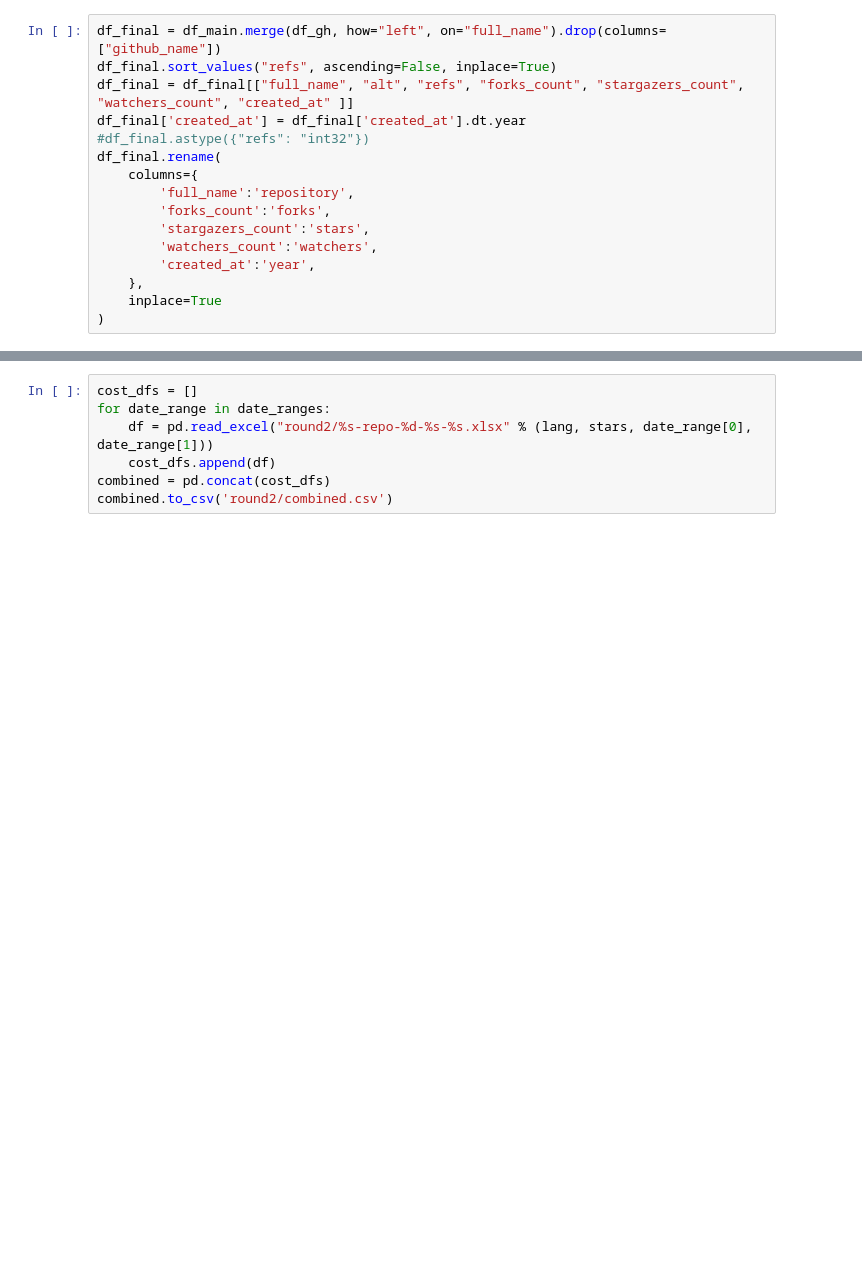
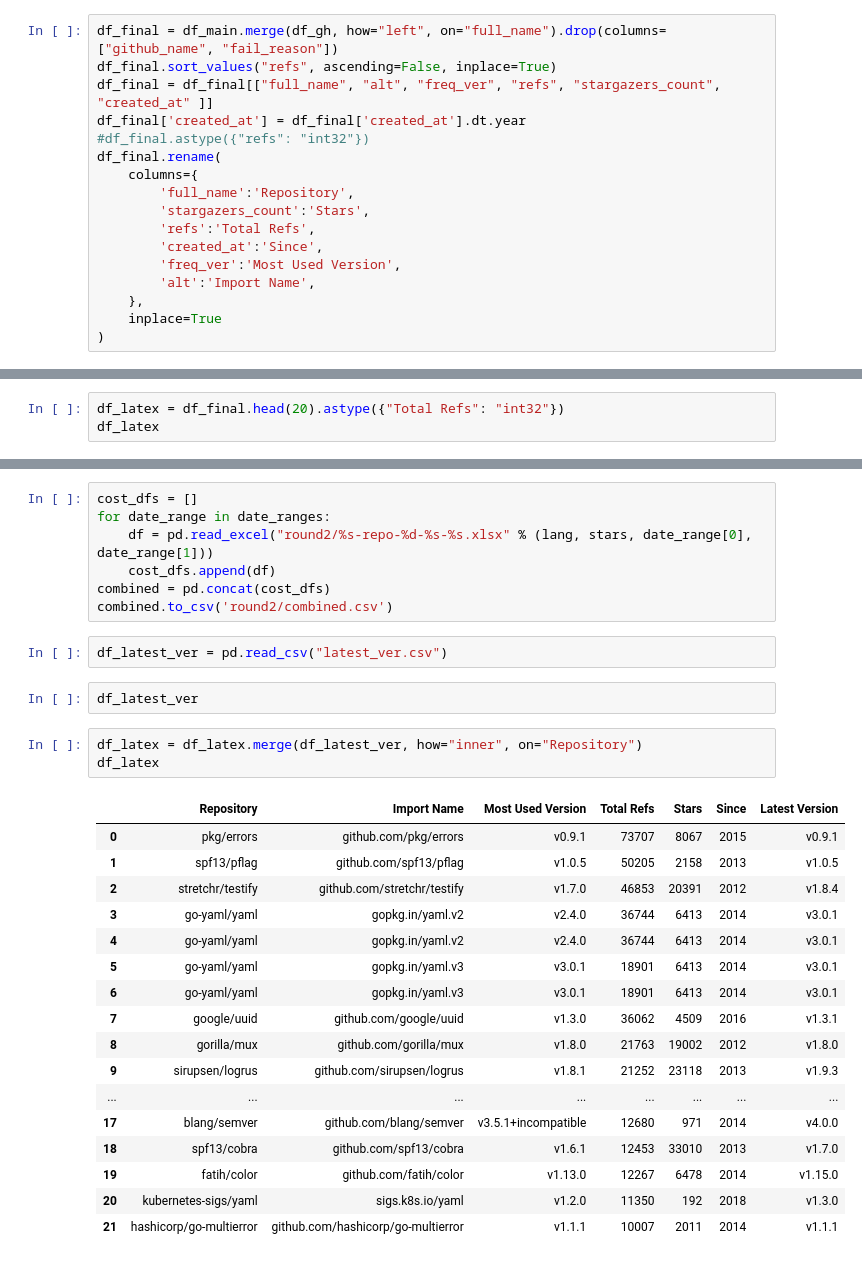
Before and after one commit to schnell18/play-data-science, a Jupyter notebook: msr-golang/etl.ipynb, the cells around one changed output, grey strips where cells are left out. Cells and saved outputs as stored; diff of their text form; blank space fills up the shorter version.

```diff
--- a/msr-golang/etl.ipynb
+++ b/msr-golang/etl.ipynb
@@ -235,16 +213,17 @@ df_gh
 # %%
-df_final = df_main.merge(df_gh, how="left", on="full_name").drop(columns=["github_name"])
+df_final = df_main.merge(df_gh, how="left", on="full_name").drop(columns=["github_name", "fail_reason"])
 df_final.sort_values("refs", ascending=False, inplace=True)
-df_final = df_final[["full_name", "alt", "refs", "forks_count", "stargazers_count", "watchers_count", "created_at" ]]
+df_final = df_final[["full_name", "alt", "freq_ver", "refs", "stargazers_count", "created_at" ]]
 df_final['created_at'] = df_final['created_at'].dt.year
 #df_final.astype({"refs": "int32"})
 df_final.rename(
     columns={
-        'full_name':'repository',
-        'forks_count':'forks',
-        'stargazers_count':'stars',
-        'watchers_count':'watchers',
-        'created_at':'year',
+        'full_name':'Repository',
+        'stargazers_count':'Stars',
+        'refs':'Total Refs',
+        'created_at':'Since',
+        'freq_ver':'Most Used Version',
+        'alt':'Import Name',
     },
     inplace=True
 )
@@ -252,0 +230,3 @@ df_final.head(50).astype({"refs": "int32"}).to_latex("__libs.tex", index=False)
+# %%
+df_latex = df_final.head(20).astype({"Total Refs": "int32"})
+df_latex
@@ -261,3 +261,28 @@ for date_range in date_ranges:
     cost_dfs.append(df)
 combined = pd.concat(cost_dfs)
 combined.to_csv('round2/combined.csv')
+# %%
+df_latest_ver = pd.read_csv("latest_ver.csv")
+# %%
+df_latest_ver
+# %%
+df_latex = df_latex.merge(df_latest_ver, how="inner", on="Repository")
+df_latex
+# %% [output]
+|  | Repository | Import Name | Most Used Version | Total Refs | Stars | Since | Latest Version |
+| 0 | pkg/errors | github.com/pkg/errors | v0.9.1 | 73707 | 8067 | 2015 | v0.9.1 |
+| 1 | spf13/pflag | github.com/spf13/pflag | v1.0.5 | 50205 | 2158 | 2013 | v1.0.5 |
+| 2 | stretchr/testify | github.com/stretchr/testify | v1.7.0 | 46853 | 20391 | 2012 | v1.8.4 |
+| 3 | go-yaml/yaml | gopkg.in/yaml.v2 | v2.4.0 | 36744 | 6413 | 2014 | v3.0.1 |
+| 4 | go-yaml/yaml | gopkg.in/yaml.v2 | v2.4.0 | 36744 | 6413 | 2014 | v3.0.1 |
+| 5 | go-yaml/yaml | gopkg.in/yaml.v3 | v3.0.1 | 18901 | 6413 | 2014 | v3.0.1 |
+| 6 | go-yaml/yaml | gopkg.in/yaml.v3 | v3.0.1 | 18901 | 6413 | 2014 | v3.0.1 |
+| 7 | google/uuid | github.com/google/uuid | v1.3.0 | 36062 | 4509 | 2016 | v1.3.1 |
+| 8 | gorilla/mux | github.com/gorilla/mux | v1.8.0 | 21763 | 19002 | 2012 | v1.8.0 |
+| 9 | sirupsen/logrus | github.com/sirupsen/logrus | v1.8.1 | 21252 | 23118 | 2013 | v1.9.3 |
+| ... | ... | ... | ... | ... | ... | ... | ... |
+| 17 | blang/semver | github.com/blang/semver | v3.5.1+incompatible | 12680 | 971 | 2014 | v4.0.0 |
+| 18 | spf13/cobra | github.com/spf13/cobra | v1.6.1 | 12453 | 33010 | 2013 | v1.7.0 |
+| 19 | fatih/color | github.com/fatih/color | v1.13.0 | 12267 | 6478 | 2014 | v1.15.0 |
+| 20 | kubernetes-sigs/yaml | sigs.k8s.io/yaml | v1.2.0 | 11350 | 192 | 2018 | v1.3.0 |
+| 21 | hashicorp/go-multierror | github.com/hashicorp/go-multierror | v1.1.1 | 10007 | 2011 | 2014 | v1.1.1 |
```
Also changed, not shown: parts of 30 cells of this notebook, 6 other files.
